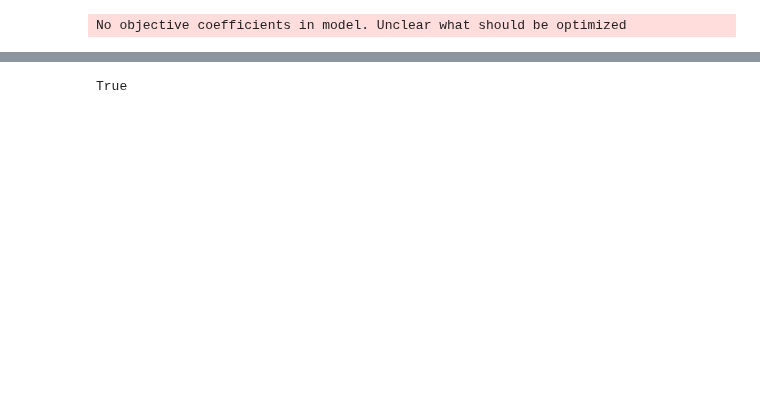
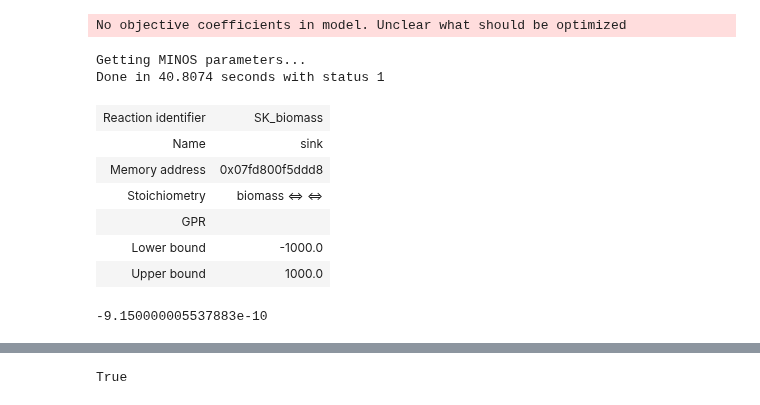
Before and after one commit to hmbaghdassarian/human_me, a Jupyter notebook: notebooks/me_solver/solve_me.ipynb, the cells around one changed output, grey strips where cells are left out. Cells and saved outputs as stored; diff of their text form; code cells hidden in the pictures; blank space fills up the shorter version.

```diff
--- a/notebooks/me_solver/solve_me.ipynb
+++ b/notebooks/me_solver/solve_me.ipynb
@@ -376,19 +376,44 @@ class qminos_solver():
 
         return sln, predicted, interp_fit, optimal_vals, res
 # %%
-# counter = 0
-# lp_path = '/data2/hratch/human_me/other/test_lp/'
-# import pickle
-# import time
+counter = 2
+lp_path = '/data2/hratch/human_me/other/test_lp/'
+import pickle
+import time
 
-# with open(lp_path + 'working_version_' + str(counter) + '.pickle', 'rb') as handle:
-#     me_model = pickle.load(handle)
+with open(lp_path + 'working_version_' + str(counter) + '.pickle', 'rb') as handle:
+    me_model = pickle.load(handle)
+#me_model.add_boundary(me_model.metabolites.get_by_id('biomass'), type = 'sink')
+# me_model.add_boundary(me_model.metabolites.get_by_id('gmp_c'), type ='demand')
+# me_model.add_boundary(me_model.metabolites.get_by_id('cmp_c'), type ='demand')
 
-# # inputs
-# mu_val = 1e-9
-# mu_max = 0.03
-# n_points = 10
-# objective = {'ATPS4m_0': 1, 'DTMPK': 1}
-# tolerance = 1e-20
-# n_cores = 10
-# fig_name = None #path/to/fig_nam (no extension)
+# inputs
+mu_val = 1e-9
+mu_max = 0.03
+n_points = 10
+objective = {'ATPS4m': 1}#, 'DTMPK': 1}
+tolerance = 1e-20
+n_cores = 10
+fig_name = None #path/to/fig_nam (no extension)
+# %%
+solver = qminos_solver()
+sln, stat, _ = solver.solve_lp(me_model, mu_val = mu_val, objective = {'biomass_dilution': 1},
+                                 tolerance = tolerance)
+# %% [output]
+Getting MINOS parameters...
+Done in 40.8074 seconds with status 1
+# %%
+me_model.reactions.get_by_id('SK_biomass')
+# %% [output]
+| Reaction identifier | SK_biomass |
+| Name | sink |
+| Memory address | 0x07fd800f5ddd8 |
+| Stoichiometry | biomass <=> <=> |
+| GPR |  |
+| Lower bound | -1000.0 |
+| Upper bound | 1000.0 |
+# %%
+
+sln[me_model.reactions.index('biomass_dilution')]
+# %% [output]
+-9.150000005537883e-10
```
Also changed, not shown: parts of 3 cells of this notebook, 17 other files.
